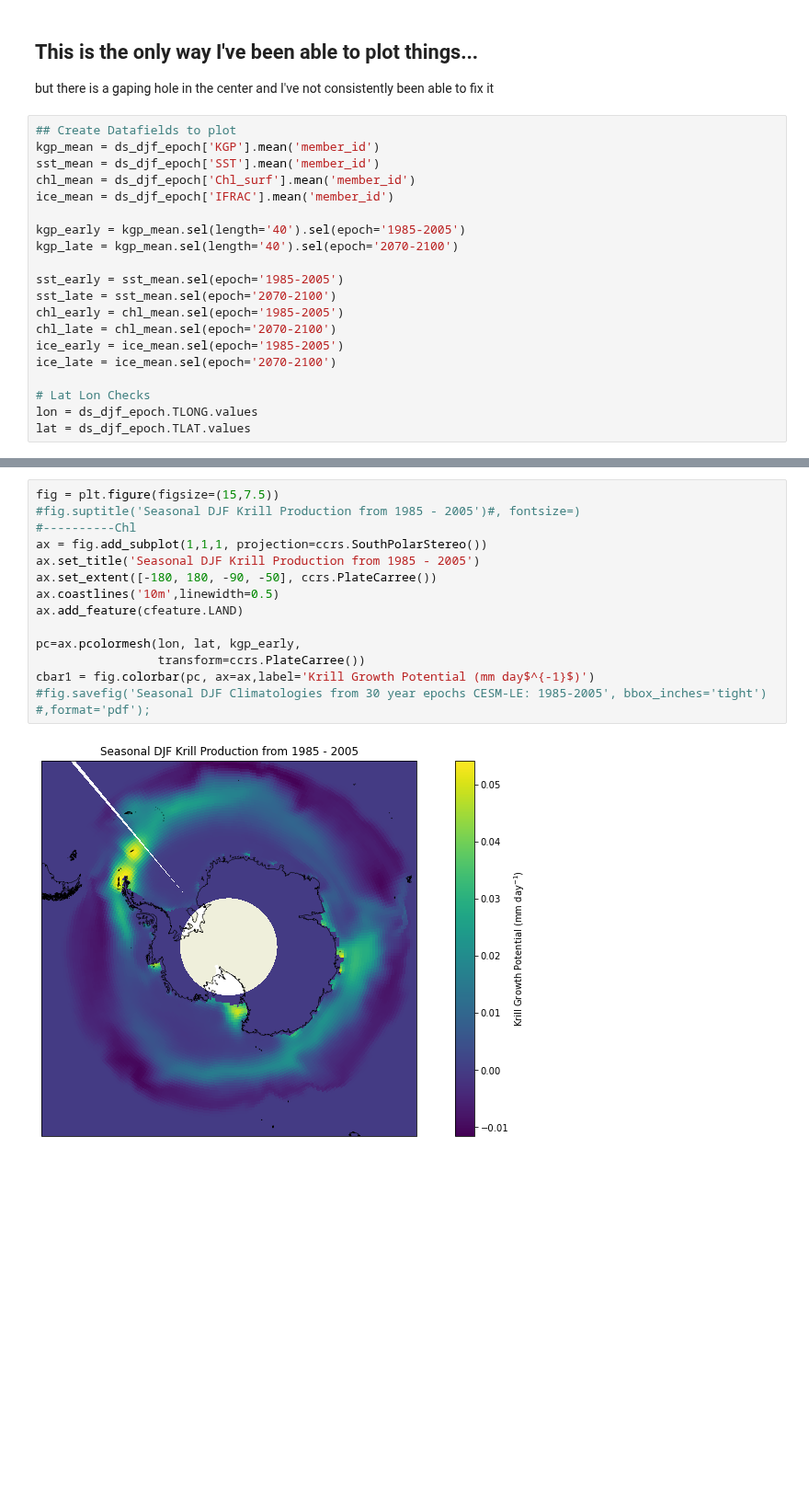
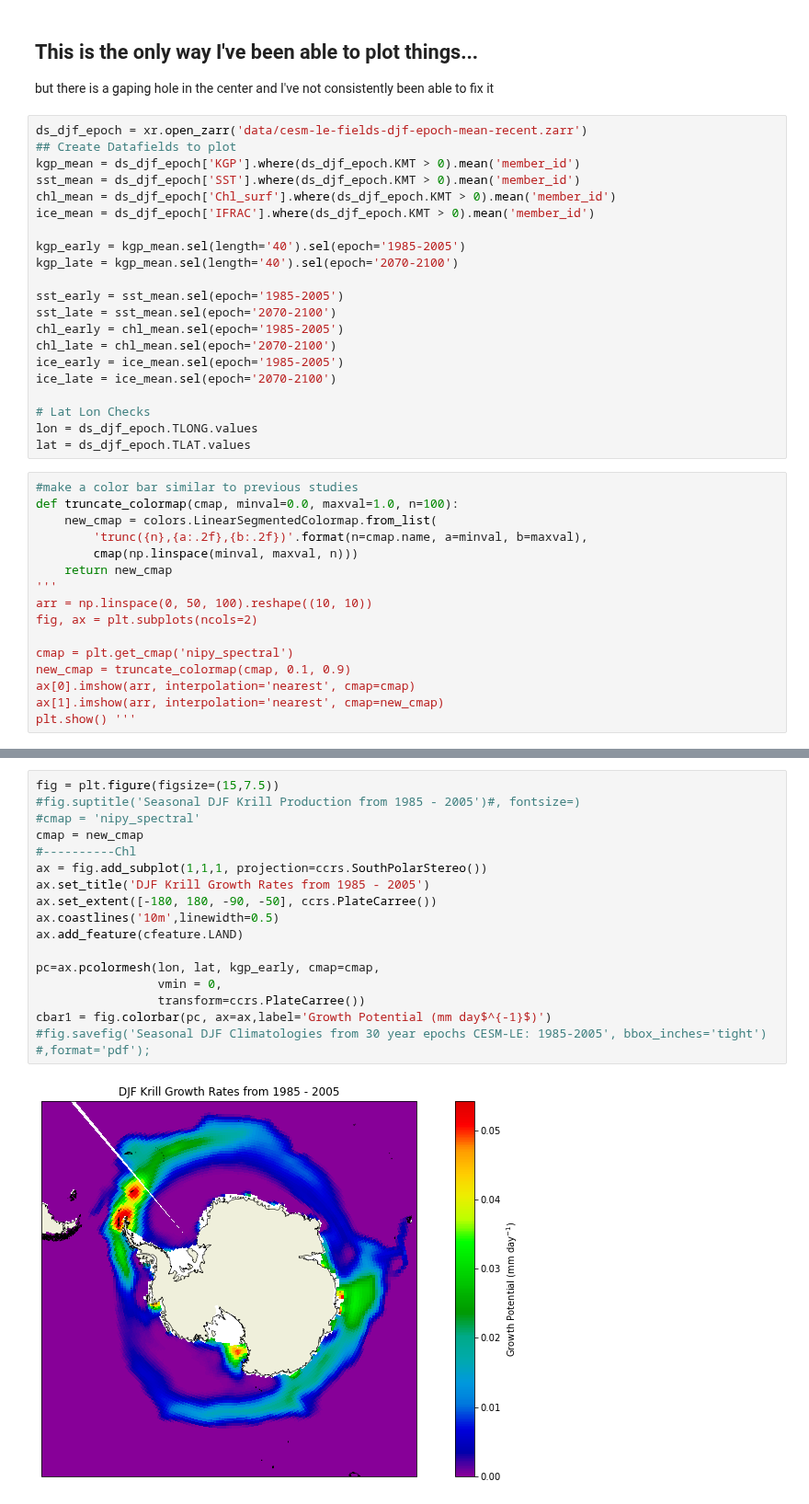
Before and after one commit to Zephyr-Sylvester/krill-cesm-le, a Jupyter notebook: notebooks/mapping.ipynb, the cells around one changed output, grey strips where cells are left out. Shown at 92% size. Saved outputs shown, nothing was run; the diff lists cells and outputs as text; blank space fills up the shorter version.

Commit message:
updated figures with KMT>0

```diff
--- a/notebooks/mapping.ipynb
+++ b/notebooks/mapping.ipynb
@@ -60,11 +60,12 @@ NotImplementedError: Item assignment with <class 'tuple'> not supported
 ## This is the only way I've been able to plot things...
 but there is a gaping hole in the center and I've not consistently been able to fix it
 # %%
+ds_djf_epoch = xr.open_zarr('data/cesm-le-fields-djf-epoch-mean-recent.zarr')
 ## Create Datafields to plot
-kgp_mean = ds_djf_epoch['KGP'].mean('member_id')
-sst_mean = ds_djf_epoch['SST'].mean('member_id')
-chl_mean = ds_djf_epoch['Chl_surf'].mean('member_id')
-ice_mean = ds_djf_epoch['IFRAC'].mean('member_id')
+kgp_mean = ds_djf_epoch['KGP'].where(ds_djf_epoch.KMT > 0).mean('member_id')
+sst_mean = ds_djf_epoch['SST'].where(ds_djf_epoch.KMT > 0).mean('member_id')
+chl_mean = ds_djf_epoch['Chl_surf'].where(ds_djf_epoch.KMT > 0).mean('member_id')
+ice_mean = ds_djf_epoch['IFRAC'].where(ds_djf_epoch.KMT > 0).mean('member_id')
 
 kgp_early = kgp_mean.sel(length='40').sel(epoch='1985-2005')
 kgp_late = kgp_mean.sel(length='40').sel(epoch='2070-2100')
@@ -79,3 +80,19 @@ ice_late = ice_mean.sel(epoch='2070-2100')
 # Lat Lon Checks
 lon = ds_djf_epoch.TLONG.values
 lat = ds_djf_epoch.TLAT.values
+# %%
+#make a color bar similar to previous studies
+def truncate_colormap(cmap, minval=0.0, maxval=1.0, n=100):
+    new_cmap = colors.LinearSegmentedColormap.from_list(
+        'trunc({n},{a:.2f},{b:.2f})'.format(n=cmap.name, a=minval, b=maxval),
+        cmap(np.linspace(minval, maxval, n)))
+    return new_cmap
+'''
+arr = np.linspace(0, 50, 100).reshape((10, 10))
+fig, ax = plt.subplots(ncols=2)
+
+cmap = plt.get_cmap('nipy_spectral')
+new_cmap = truncate_colormap(cmap, 0.1, 0.9)
+ax[0].imshow(arr, interpolation='nearest', cmap=cmap)
+ax[1].imshow(arr, interpolation='nearest', cmap=new_cmap)
+plt.show() '''
@@ -82,16 +101,19 @@ lat = ds_djf_epoch.TLAT.values
 # %%
 fig = plt.figure(figsize=(15,7.5))
 #fig.suptitle('Seasonal DJF Krill Production from 1985 - 2005')#, fontsize=)
+#cmap = 'nipy_spectral'
+cmap = new_cmap
 #----------Chl
 ax = fig.add_subplot(1,1,1, projection=ccrs.SouthPolarStereo())
-ax.set_title('Seasonal DJF Krill Production from 1985 - 2005')
+ax.set_title('DJF Krill Growth Rates from 1985 - 2005')
 ax.set_extent([-180, 180, -90, -50], ccrs.PlateCarree())
 ax.coastlines('10m',linewidth=0.5)
 ax.add_feature(cfeature.LAND)
 
-pc=ax.pcolormesh(lon, lat, kgp_early,
+pc=ax.pcolormesh(lon, lat, kgp_early, cmap=cmap,
+                 vmin = 0,
                  transform=ccrs.PlateCarree())
-cbar1 = fig.colorbar(pc, ax=ax,label='Krill Growth Potential (mm day$^{-1}$)')
+cbar1 = fig.colorbar(pc, ax=ax,label='Growth Potential (mm day$^{-1}$)')
 #fig.savefig('Seasonal DJF Climatologies from 30 year epochs CESM-LE: 1985-2005', bbox_inches='tight') #,format='pdf');
 # %% [output]
-[figure, old version]
+[figure, new version]
```
Also changed, not shown: parts of 5 cells of this notebook.
